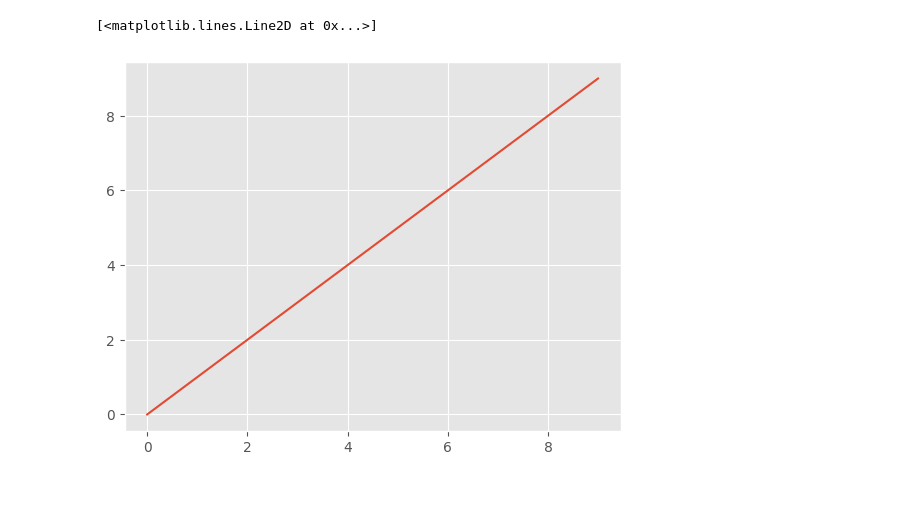
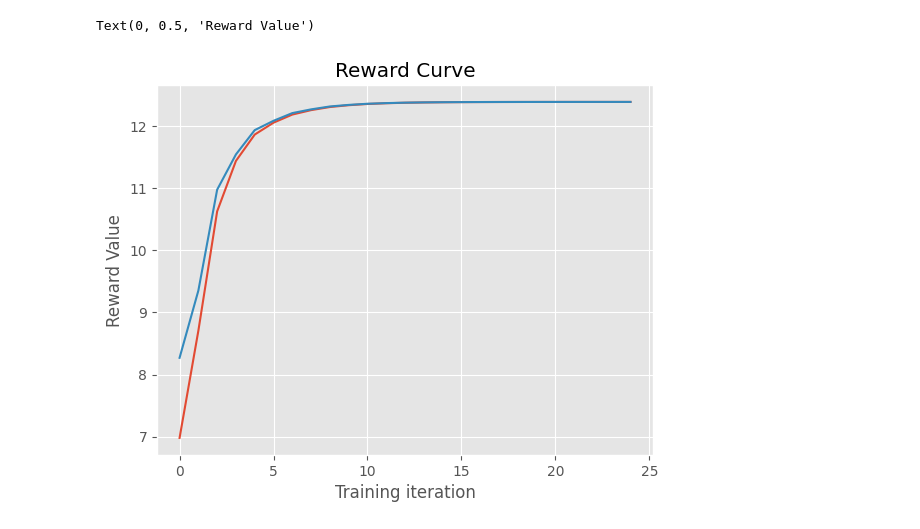
Before and after one commit to JamesJunyuGuo/GMFG, a Jupyter notebook: Monotone/visualize.ipynb, the cells around one changed output. Saved outputs shown, nothing was run; the diff lists cells and outputs as text; code cells hidden in the pictures; blank space fills up the shorter version.

```diff
--- a/Monotone/visualize.ipynb
+++ b/Monotone/visualize.ipynb
@@ -8,6 +8,14 @@ reward_lst = np.load("./result/reward_train.npy")
 reward_optim = np.load("./result/reward_optim.npy")
 pop_1 = np.load("./result/pop_1.npy")
 pop_2 = np.load("./result/pop_2.npy")
+pop = np.array([pop_1,pop_2])
-# %% [output]
-[<matplotlib.lines.Line2D at 0x...>]
-[figure, removed]
+# %%
+fig,ax = plt.subplots(1,1,dpi=100)
+ax.plot(reward_lst,label='Train')
+ax.plot(reward_optim,label='Optim')
+ax.set_title("Reward Curve")
+ax.set_xlabel("Training iteration")
+ax.set_ylabel("Reward Value")
+# %% [output]
+Text(0, 0.5, 'Reward Value')
+[figure, added]
```
Also changed, not shown: parts of 2 cells of this notebook, 15 other files.
